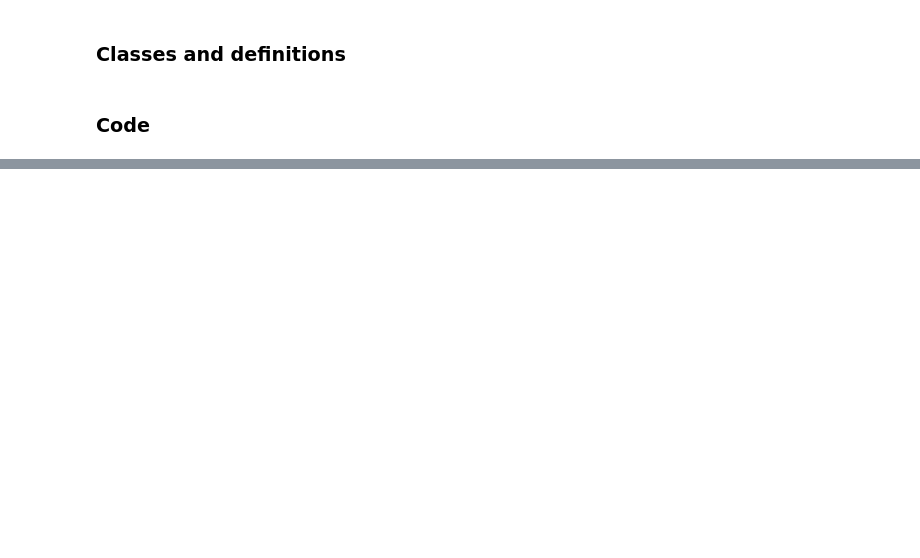
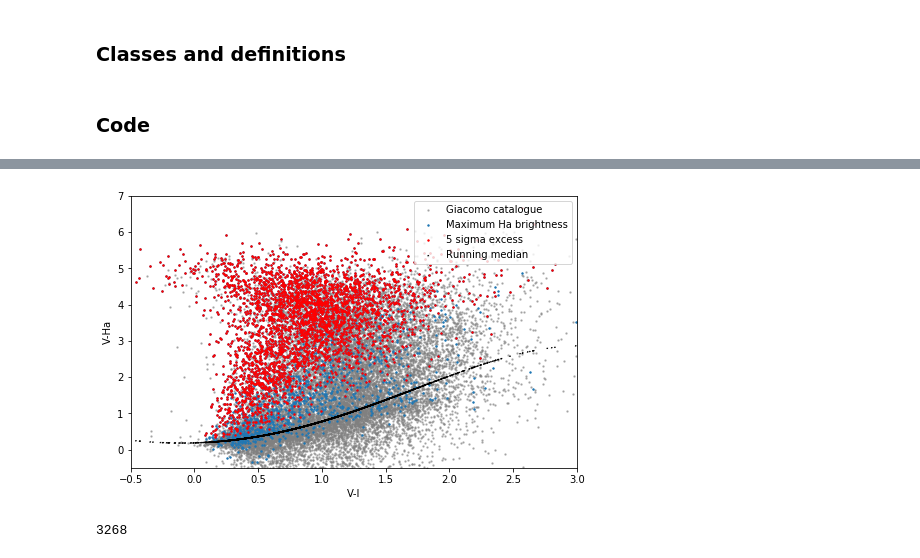
Before and after one commit to LuukOudshoorn25/HubbleVariableStars, a Jupyter notebook: SExtractor/Analysis/SExtractor Analysis.ipynb, the cells around one changed output, grey strips where cells are left out. Drawn from its saved outputs; the diff is of its cells as text; code cells hidden in the pictures; blank space fills up the shorter version.

Commit message:
Several updates, included color-color diagrams

```diff
--- a/SExtractor/Analysis/SExtractor Analysis.ipynb
+++ b/SExtractor/Analysis/SExtractor Analysis.ipynb
@@ -476,3 +538,3 @@ class Analysis():
 phot_df = read_sexcats().return_func()
 # %%
-phot_df2 = HCV_error_analysis(phot_df.sort_index()[:50000]).clean(MZPcorr=False)
+phot_df = HCV_error_analysis(phot_df).clean(MZPcorr=True)
@@ -479,2 +555,2 @@ phot_df2 = HCV_error_analysis(phot_df.sort_index()[:50000]).clean(MZPcorr=False)
 # %%
-Analyzer = Analysis(phot_df2)
+Analyzer = Analysis(phot_df)
@@ -484,0 +557,38 @@ Analyzer.inspect(2018, 'F656N')
+# %%
+df = pd.DataFrame({'X' : all_stars[all_stars['eha_2'] < 0.15]['v_1'] - all_stars[all_stars['eha_2'] < 0.15]['i_1'], 'Y' : all_stars[all_stars['eha_2'] < 0.15]['v_1'] - all_stars[all_stars['eha_2'] < 0.15]['ha_1']})  #we build a dataframe from the data
+_, bins=pd.qcut(df.X,70, retbins=True)
+data_cut = pd.cut(df.X,bins)           #we cut the data following the bins
+grp = df.groupby(by = data_cut)        #we group the data by the cut
+
+ret = grp.aggregate(np.median)         #we produce an aggregate representation (median) of each bin
+#plt.scatter(df.X,df.Y,color='k',alpha=.2,s=2)
+#plt.plot(ret.X,ret.Y,'r--',lw=4,alpha=.8)
+
+fit = np.polyfit(ret.X,ret.Y, 4)
+#plt.plot(ret.X,np.poly1d(fit)(ret.X))
+#plt.ylim(-0.5,7)
+#plt.xlim(-0.5,3)
+#plt.show()
+
+def running_median(VI_color):
+    return np.poly1d(fit)(VI_color)
+# %%
+df= Analyzer.merge_color_maxha('F555W','F814W')
+# %%
+plt.figure(figsize=(8,5))
+plt.ylim(-0.5,7)
+plt.xlim(-0.5,3)
+five_sigma_excess = ((df.F555W-df.MaxHa) - running_median(df.F555W-df.F814W))/df.HaErr>=3
+#plt.scatter((Analyzer.MedMag.unstack()['F555W'] - Analyzer.MedMag.unstack()['F814W']),(Analyzer.MedMag.unstack()['F555W'] - Analyzer.MedMag.unstack()['F656N']), s=1, label='Median colors')
+plt.scatter(all_stars['v_1']-all_stars['i_1'], all_stars['v_1']-all_stars['ha_1'], color='grey', s=2,alpha=0.5, label='Giacomo catalogue')
+plt.scatter(df.F555W-df.F814W, df.F555W-df.MaxHa, s=2, label='Maximum Ha brightness')
+plt.scatter((df.F555W-df.F814W)[five_sigma_excess], (df.F555W-df.MaxHa)[five_sigma_excess], s=2, c='red', label='5 sigma excess')
+plt.scatter(df.F555W-df.F814W,running_median(df.F555W-df.F814W), color='black', s=1, ls='dotted', label='Running median')
+plt.xlabel('V-I')
+plt.ylabel('V-Ha')
+plt.legend(loc='best')
+plt.show()
+print(five_sigma_excess.sum())
+# %% [output]
+[figure, added]
+3268
```
Also changed, not shown: parts of 38 cells of this notebook.
